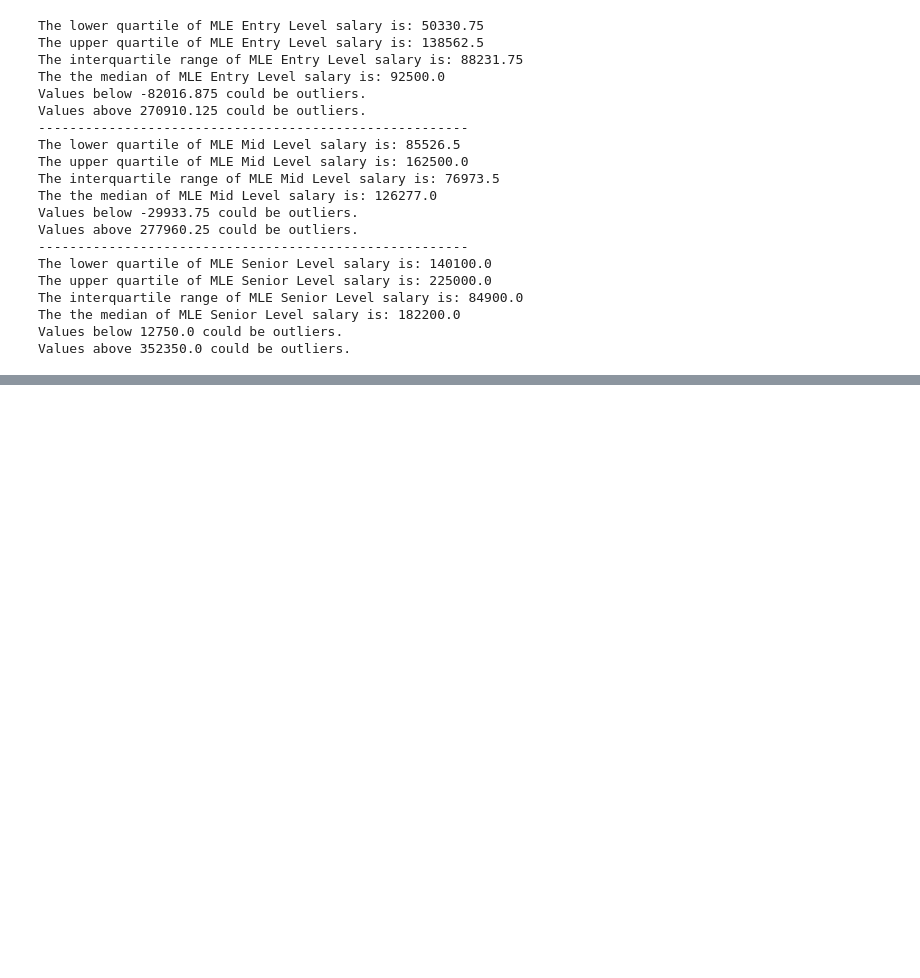
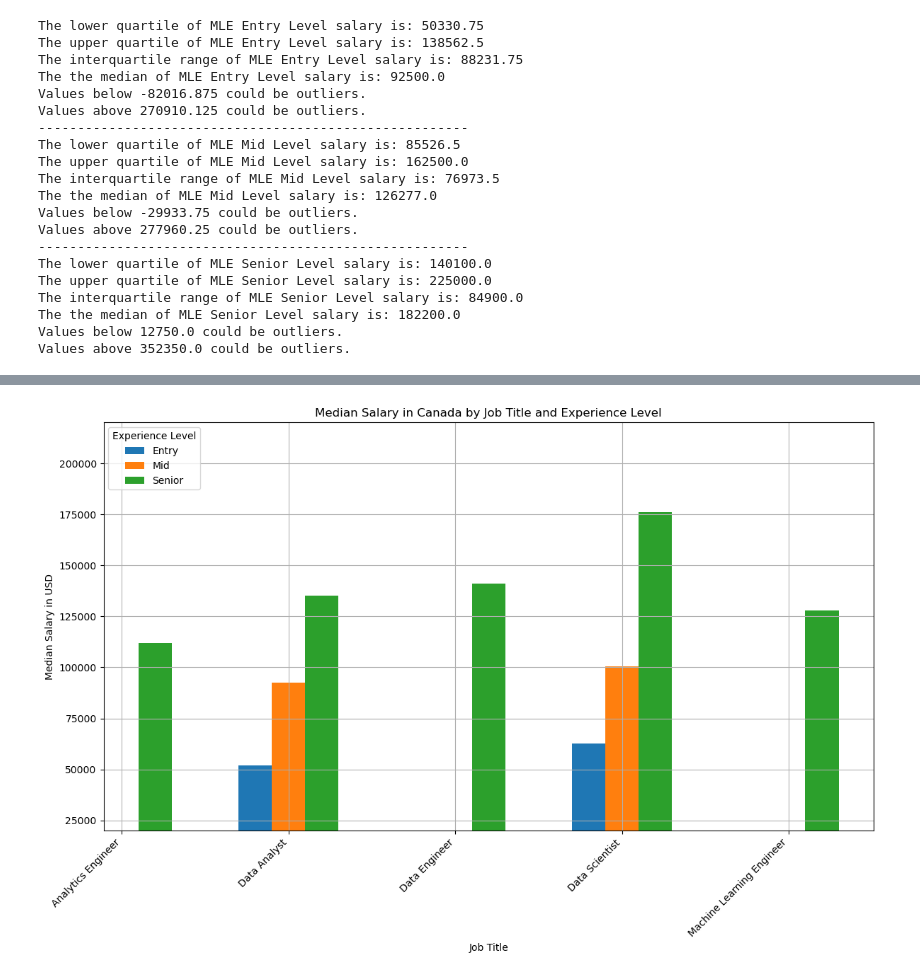
Before and after one commit to emilyshewcraft/project-one, a Jupyter notebook: Final_notebook.ipynb, the cells around one changed output, grey strips where cells are left out. Cells and saved outputs as stored; diff of their text form; code cells hidden in the pictures; blank space fills up the shorter version.

```diff
--- a/Final_notebook.ipynb
+++ b/Final_notebook.ipynb
@@ -584,0 +835,8 @@ plt.show()
+# %%
+can_data_df = data_df[data_df['Company Location'] == 'Canada']
+
+# Select only the desired columns
+can_data_df = can_data_df[['Job Title', 'Experience Level', 'Salary in USD']]
+
+# Display the resulting DataFrame
+print(can_data_df)
@@ -584,0 +858,50 @@ plt.show()
+# %%
+import pandas as pd
+import matplotlib.pyplot as plt
+import numpy as np
+
+# Assuming you have the DataFrame us_data_df...
+
+# Define the custom order of Experience Level categories
+experience_levels_order = ["Entry", "Mid", "Senior"]
+
+# Group the DataFrame by "Job Title" and "Experience Level" and calculate the median salary
+grouped_by_country = can_data_df.groupby(["Job Title", "Experience Level"])
+median_by_country = grouped_by_country["Salary in USD"].median().reset_index()
+
+# Convert "Experience Level" to a Categorical data type with the custom order
+median_by_country["Experience Level"] = pd.Categorical(median_by_country["Experience Level"], categories=experience_levels_order, ordered=True)
+
+# Create a pivot table to handle missing combinations of Job Title and Experience Level
+pivot_table = pd.pivot_table(median_by_country, values='Salary in USD', index='Job Title', columns='Experience Level')
+
+# Set up the bar graph
+fig, ax = plt.subplots(figsize=(12, 8))
+
+# Define width for each group of bars
+width = 0.2
+
+# Loop through each experience level and plot bars for each job title
+for i, exp_level in enumerate(experience_levels_order):
+    positions = np.arange(len(pivot_table.index)) + i * width
+    salaries = pivot_table[exp_level].values
+    ax.bar(positions, salaries, width=width, label=exp_level)
+
+# Set y-axis limits
+ax.set_ylim(20000, 220000)
+
+# Set x-axis labels and tick positions
+ax.set_xticks(np.arange(len(pivot_table.index)) + (len(experience_levels_order) - 1) * width / 2)
+ax.set_xticklabels(pivot_table.index)
+
+ax.set_xlabel("Job Title")
+ax.set_ylabel("Median Salary in USD")
+ax.set_title("Median Salary in Canada by Job Title and Experience Level")
+ax.legend(title="Experience Level", loc="upper left")
+
+plt.xticks(rotation=45, ha="right")
+plt.grid(True)
+plt.tight_layout()
+plt.show()
+# %% [output]
+[figure, added]
```
Also changed, not shown: parts of 21 cells of this notebook, 3 other files.
